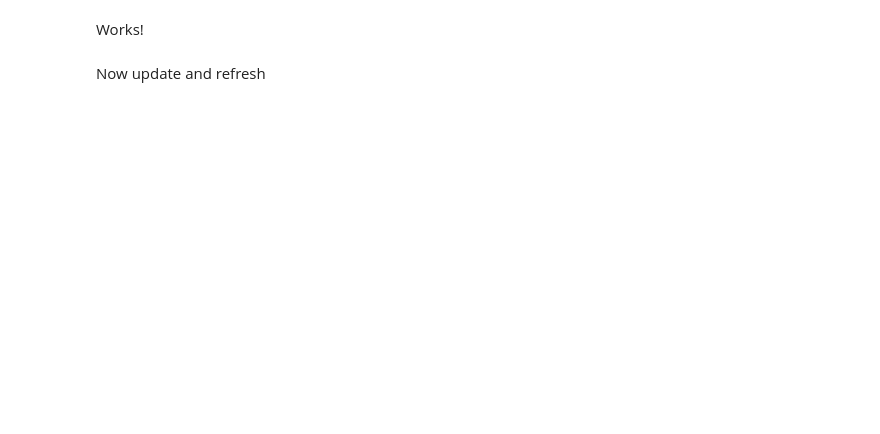
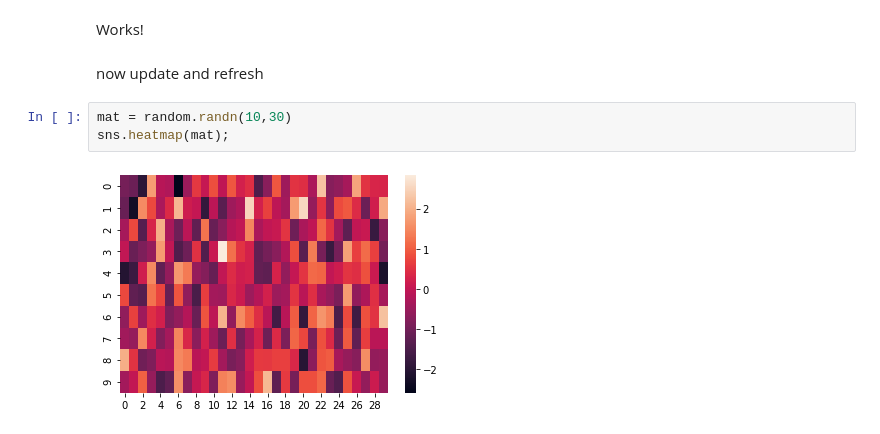
Before and after one commit to CDL-Quantum/Hackathon2021, a Jupyter notebook: test.ipynb, the cells around one changed output. Cells and saved outputs as stored; diff of their text form; blank space fills up the shorter version.

```diff
--- a/test.ipynb
+++ b/test.ipynb
@@ -29,4 +29,9 @@ sns.heatmap(mat);
 # %% [markdown]
 Works!
 # %% [markdown]
-Now update and refresh
+now update and refresh
+# %%
+mat = random.randn(10,30)
+sns.heatmap(mat);
+# %% [output]
+[figure, added]
```
Also changed, not shown: parts of 2 cells of this notebook.
